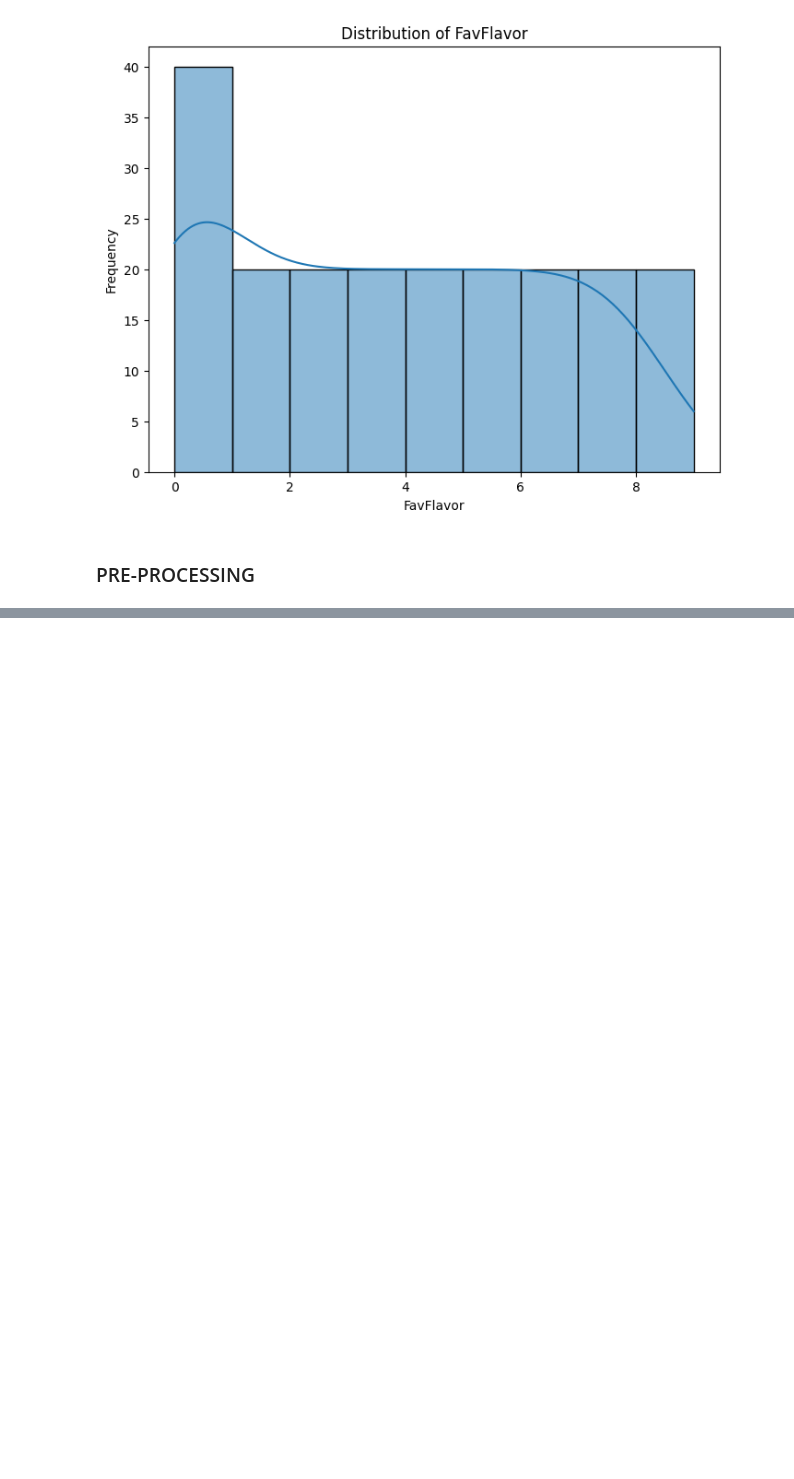
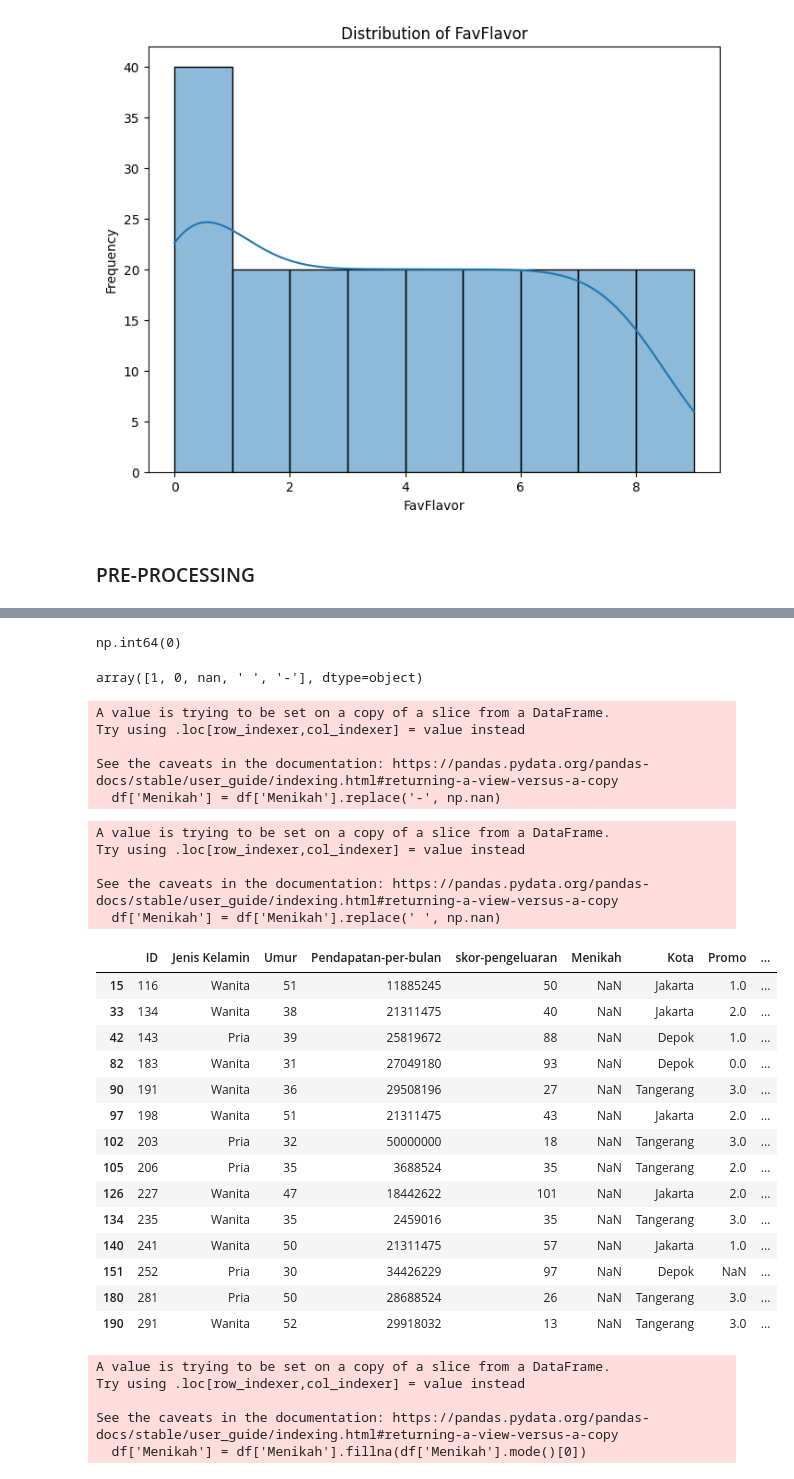
Before and after one commit to sahrul3114/Case-Study-Clustering-Analysis-Association-Rule, a Jupyter notebook: CP_02_Data_Mining_Kelompok_I.ipynb, the cells around one changed output, grey strips where cells are left out. Drawn from its saved outputs; the diff is of its cells as text; code cells hidden in the pictures; blank space fills up the shorter version.

```diff
--- a/CP_02_Data_Mining_Kelompok_I.ipynb
+++ b/CP_02_Data_Mining_Kelompok_I.ipynb
@@ -227,0 +292,2 @@ for col in numerical_cols:
+# %%
+df['Jenis Kelamin'] = df['Jenis Kelamin'].replace('-', np.nan)
@@ -227,0 +298,52 @@ for col in numerical_cols:
+# %%
+df = df.dropna(subset = ['Jenis Kelamin'])
+# %%
+df['Jenis Kelamin'].isna().sum()
+# %% [output]
+np.int64(0)
+# %%
+df['Menikah'].unique()
+# %% [output]
+array([1, 0, nan, ' ', '-'], dtype=object)
+# %%
+df['Menikah'] = df['Menikah'].replace('-', np.nan)
+# %% [output]
+A value is trying to be set on a copy of a slice from a DataFrame.
+Try using .loc[row_indexer,col_indexer] = value instead
+
+See the caveats in the documentation: https://pandas.pydata.org/pandas-docs/stable/user_guide/indexing.html#returning-a-view-versus-a-copy
+  df['Menikah'] = df['Menikah'].replace('-', np.nan)
+# %%
+df['Menikah'] = df['Menikah'].replace(' ', np.nan)
+# %% [output]
+A value is trying to be set on a copy of a slice from a DataFrame.
+Try using .loc[row_indexer,col_indexer] = value instead
+
+See the caveats in the documentation: https://pandas.pydata.org/pandas-docs/stable/user_guide/indexing.html#returning-a-view-versus-a-copy
+  df['Menikah'] = df['Menikah'].replace(' ', np.nan)
+# %%
+df[df['Menikah'].isna()]
+# %% [output]
+|  | ID | Jenis Kelamin | Umur | Pendapatan-per-bulan | skor-pengeluaran | Menikah | Kota | Promo | ... |
+| 15 | 116 | Wanita | 51 | 11885245 | 50 | NaN | Jakarta | 1.0 | ... |
+| 33 | 134 | Wanita | 38 | 21311475 | 40 | NaN | Jakarta | 2.0 | ... |
+| 42 | 143 | Pria | 39 | 25819672 | 88 | NaN | Depok | 1.0 | ... |
+| 82 | 183 | Wanita | 31 | 27049180 | 93 | NaN | Depok | 0.0 | ... |
+| 90 | 191 | Wanita | 36 | 29508196 | 27 | NaN | Tangerang | 3.0 | ... |
+| 97 | 198 | Wanita | 51 | 21311475 | 43 | NaN | Jakarta | 2.0 | ... |
+| 102 | 203 | Pria | 32 | 50000000 | 18 | NaN | Tangerang | 3.0 | ... |
+| 105 | 206 | Pria | 35 | 3688524 | 35 | NaN | Tangerang | 2.0 | ... |
+| 126 | 227 | Wanita | 47 | 18442622 | 101 | NaN | Jakarta | 2.0 | ... |
+| 134 | 235 | Wanita | 35 | 2459016 | 35 | NaN | Tangerang | 3.0 | ... |
+| 140 | 241 | Wanita | 50 | 21311475 | 57 | NaN | Jakarta | 1.0 | ... |
+| 151 | 252 | Pria | 30 | 34426229 | 97 | NaN | Depok | NaN | ... |
+| 180 | 281 | Pria | 50 | 28688524 | 26 | NaN | Tangerang | 3.0 | ... |
+| 190 | 291 | Wanita | 52 | 29918032 | 13 | NaN | Tangerang | 3.0 | ... |
+# %%
+df['Menikah'] = df['Menikah'].fillna(df['Menikah'].mode()[0])
+# %% [output]
+A value is trying to be set on a copy of a slice from a DataFrame.
+Try using .loc[row_indexer,col_indexer] = value instead
+
+See the caveats in the documentation: https://pandas.pydata.org/pandas-docs/stable/user_guide/indexing.html#returning-a-view-versus-a-copy
+  df['Menikah'] = df['Menikah'].fillna(df['Menikah'].mode()[0])
```
Also changed, not shown: parts of 16 cells of this notebook.
